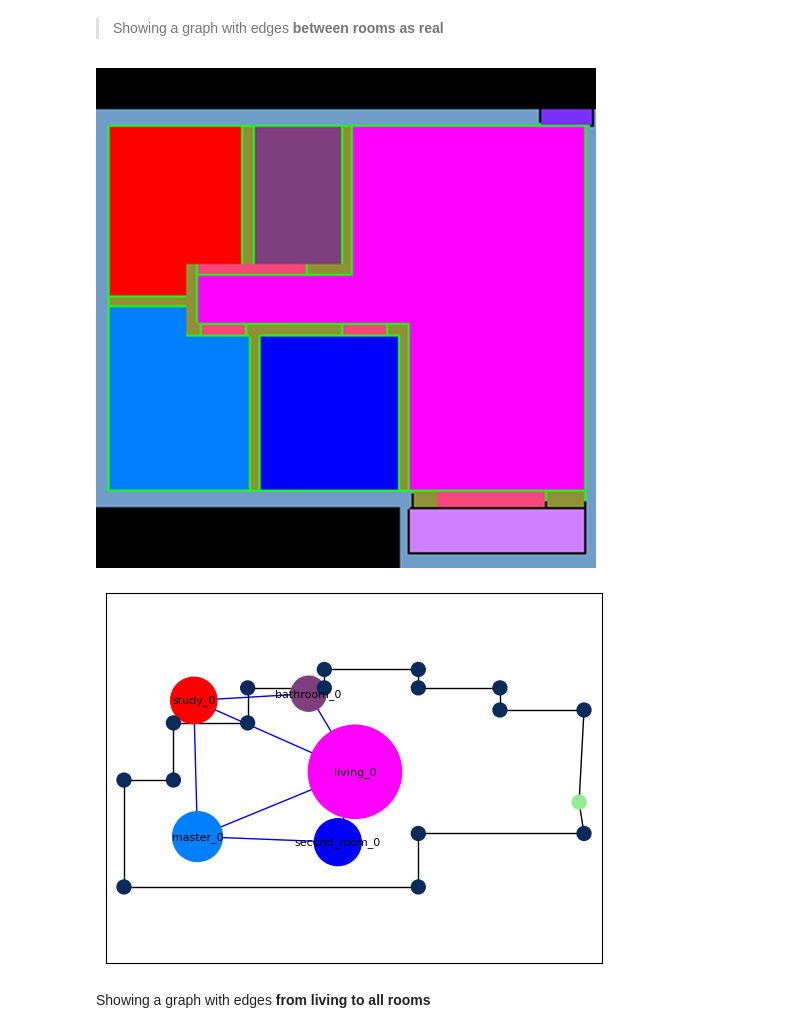
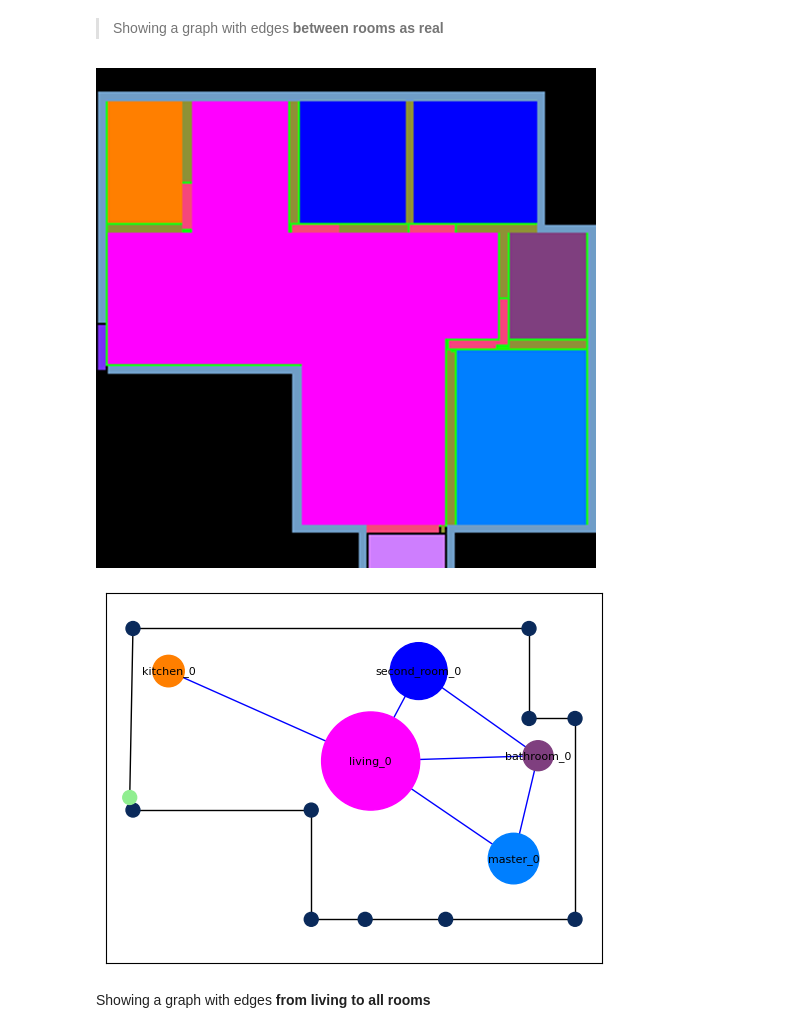
Before and after one commit to mo7amed7assan1911/Floor_Plan_Generation_using_GNNs, a Jupyter notebook: Creating_Dataset/generating-graphs-Scaled.ipynb, the cells around one changed output. Saved outputs shown, nothing was run; the diff lists cells and outputs as text; code cells hidden in the pictures.

```diff
--- a/Creating_Dataset/generating-graphs-Scaled.ipynb
+++ b/Creating_Dataset/generating-graphs-Scaled.ipynb
@@ -896,16 +901,15 @@ def Handling_dubplicated_nodes(graphIndex_OR_userPolygon, door_as_polygon=None):
 > Showing a graph with edges **between rooms as real**
 # %%
 Graph_index = with_balacony[0]
-Graph_index = 517
 G = createGraph(Graph_index)
-# b = Handling_dubplicated_nodes(Graph_index)
+b = Handling_dubplicated_nodes(Graph_index)
 
 draw_graph_nodes(G);
 plot_plan_colored(Graph_index, df);
 draw_graph_boundary(b);
 # %% [output]
-[figure, old version]
+[figure, new version]
-[figure, old version]
+[figure, new version]
 # %% [markdown]
 Showing a graph with edges **from living to all rooms**
 # %%
```
Also changed, not shown: parts of 9 cells of this notebook.
